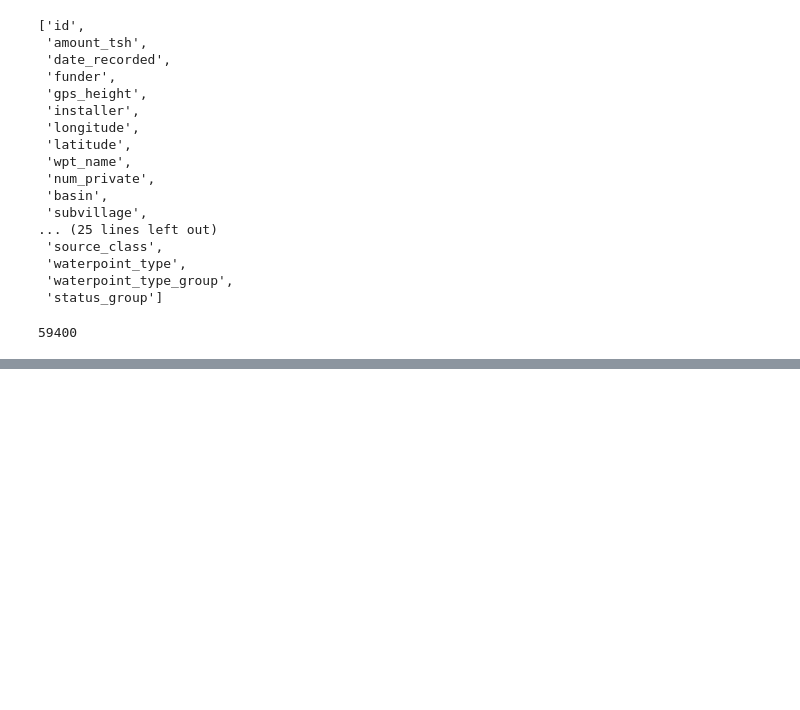
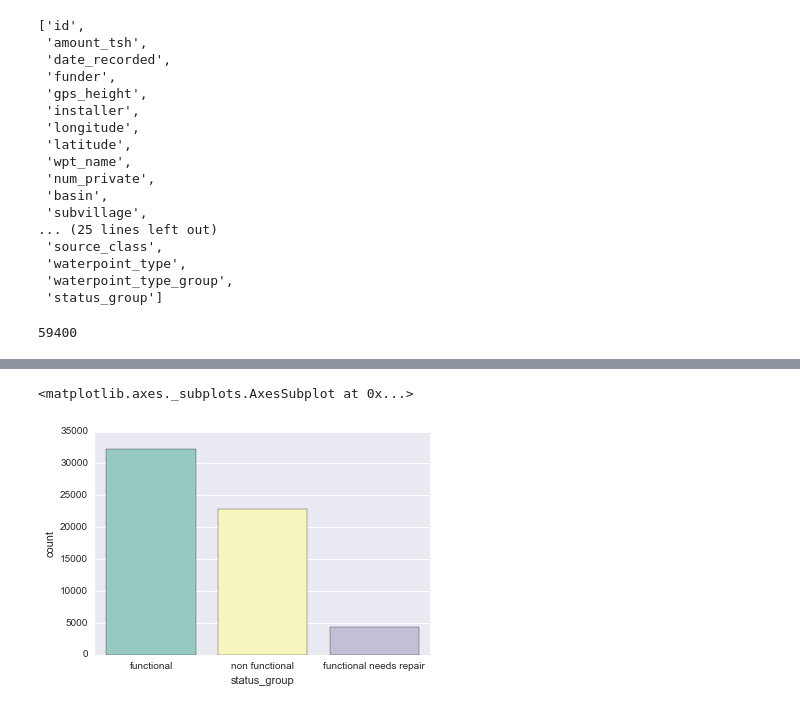
Before and after one commit to jdills26/Tanzania-water-table, a Jupyter notebook: data_explore.ipynb, the cells around one changed output, grey strips where cells are left out. Saved outputs shown, nothing was run; the diff lists cells and outputs as text; code cells hidden in the pictures; blank space fills up the shorter version.

```diff
--- a/data_explore.ipynb
+++ b/data_explore.ipynb
@@ -142,0 +150,6 @@ len(combined)
+# %%
+#look at countplot of outcomes we will eventually predict
+sns.countplot(combined.status_group, palette = 'Set3')
+# %% [output]
+<matplotlib.axes._subplots.AxesSubplot at 0x...>
+[figure, added]
```
Also changed, not shown: parts of 12 cells of this notebook.
